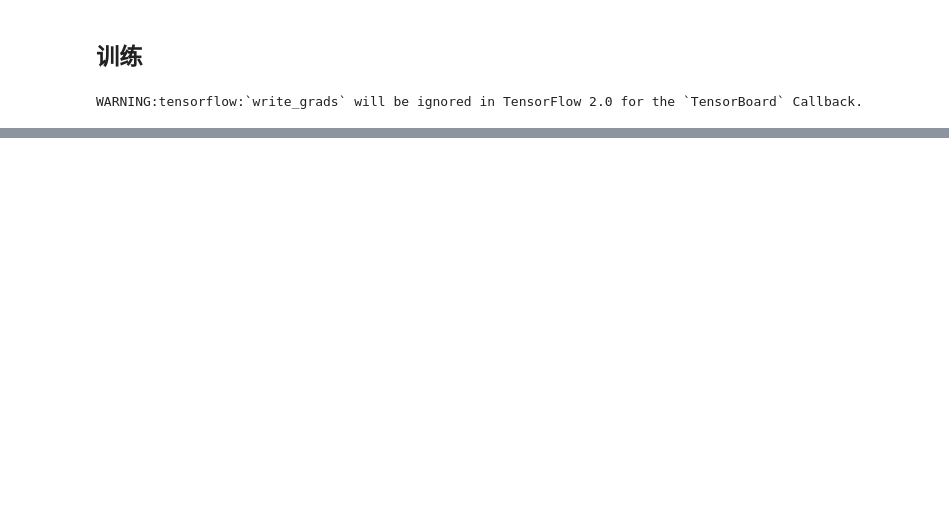
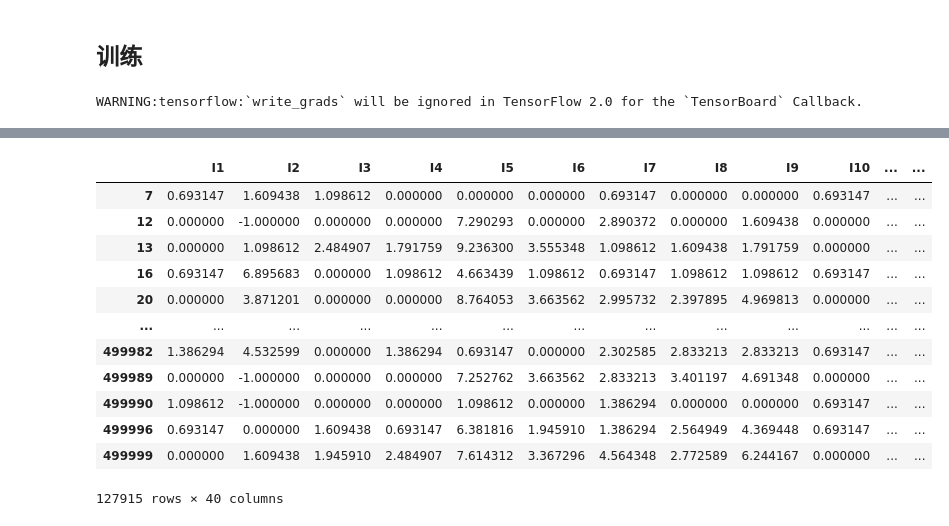
Before and after one commit to NELSONZHAO/zhihu, a Jupyter notebook: ctr_models/AutoInt.ipynb, the cells around one changed output, grey strips where cells are left out. Cells and saved outputs as stored; diff of their text form; code cells hidden in the pictures; blank space fills up the shorter version.

```diff
--- a/ctr_models/AutoInt.ipynb
+++ b/ctr_models/AutoInt.ipynb
@@ -18,3 +10,5 @@ data = pd.read_table('/Users/Nelson/Desktop/dac/train.txt', nrows=600000, header
+# %%
+data = pd.read_csv('criteo_sampled_data.csv')
 # %%
 data.head()
 # %% [output]
@@ -25,6 +19,8 @@ data.head()
 | 3 | 0 | NaN | 893 | NaN | NaN | 4392.0 | NaN | 0.0 | 0.0 | 0.0 | ... | ... |
 | 4 | 0 | 3.0 | -1 | NaN | 0.0 | 2.0 | 0.0 | 3.0 | 0.0 | 0.0 | ... | ... |
 5 rows × 40 columns
+# %%
+cols = data.columns.values
 # %% [markdown]
 # 数据预处理
 # %% [markdown]
@@ -310 +307,17 @@ Epoch 5/5
 <tensorflow.python.keras.callbacks.History at 0x...>
+# %%
+train_data[train_data.label==1]
+# %% [output]
+|  | I1 | I2 | I3 | I4 | I5 | I6 | I7 | I8 | I9 | I10 | ... | ... |
+| 7 | 0.693147 | 1.609438 | 1.098612 | 0.000000 | 0.000000 | 0.000000 | 0.693147 | 0.000000 | 0.000000 | 0.693147 | ... | ... |
+| 12 | 0.000000 | -1.000000 | 0.000000 | 0.000000 | 7.290293 | 0.000000 | 2.890372 | 0.000000 | 1.609438 | 0.000000 | ... | ... |
+| 13 | 0.000000 | 1.098612 | 2.484907 | 1.791759 | 9.236300 | 3.555348 | 1.098612 | 1.609438 | 1.791759 | 0.000000 | ... | ... |
+| 16 | 0.693147 | 6.895683 | 0.000000 | 1.098612 | 4.663439 | 1.098612 | 0.693147 | 1.098612 | 1.098612 | 0.693147 | ... | ... |
+| 20 | 0.000000 | 3.871201 | 0.000000 | 0.000000 | 8.764053 | 3.663562 | 2.995732 | 2.397895 | 4.969813 | 0.000000 | ... | ... |
+| ... | ... | ... | ... | ... | ... | ... | ... | ... | ... | ... | ... | ... |
+| 499982 | 1.386294 | 4.532599 | 0.000000 | 1.386294 | 0.693147 | 0.000000 | 2.302585 | 2.833213 | 2.833213 | 0.693147 | ... | ... |
+| 499989 | 0.000000 | -1.000000 | 0.000000 | 0.000000 | 7.252762 | 3.663562 | 2.833213 | 3.401197 | 4.691348 | 0.000000 | ... | ... |
+| 499990 | 1.098612 | -1.000000 | 0.000000 | 0.000000 | 1.098612 | 0.000000 | 1.386294 | 0.000000 | 0.000000 | 0.693147 | ... | ... |
+| 499996 | 0.693147 | 0.000000 | 1.609438 | 0.693147 | 6.381816 | 1.945910 | 1.386294 | 2.564949 | 4.369448 | 0.693147 | ... | ... |
+| 499999 | 0.000000 | 1.609438 | 1.945910 | 2.484907 | 7.614312 | 3.367296 | 4.564348 | 2.772589 | 6.244167 | 0.000000 | ... | ... |
+127915 rows × 40 columns
```
Also changed, not shown: parts of 23 cells of this notebook, 8 other files.
